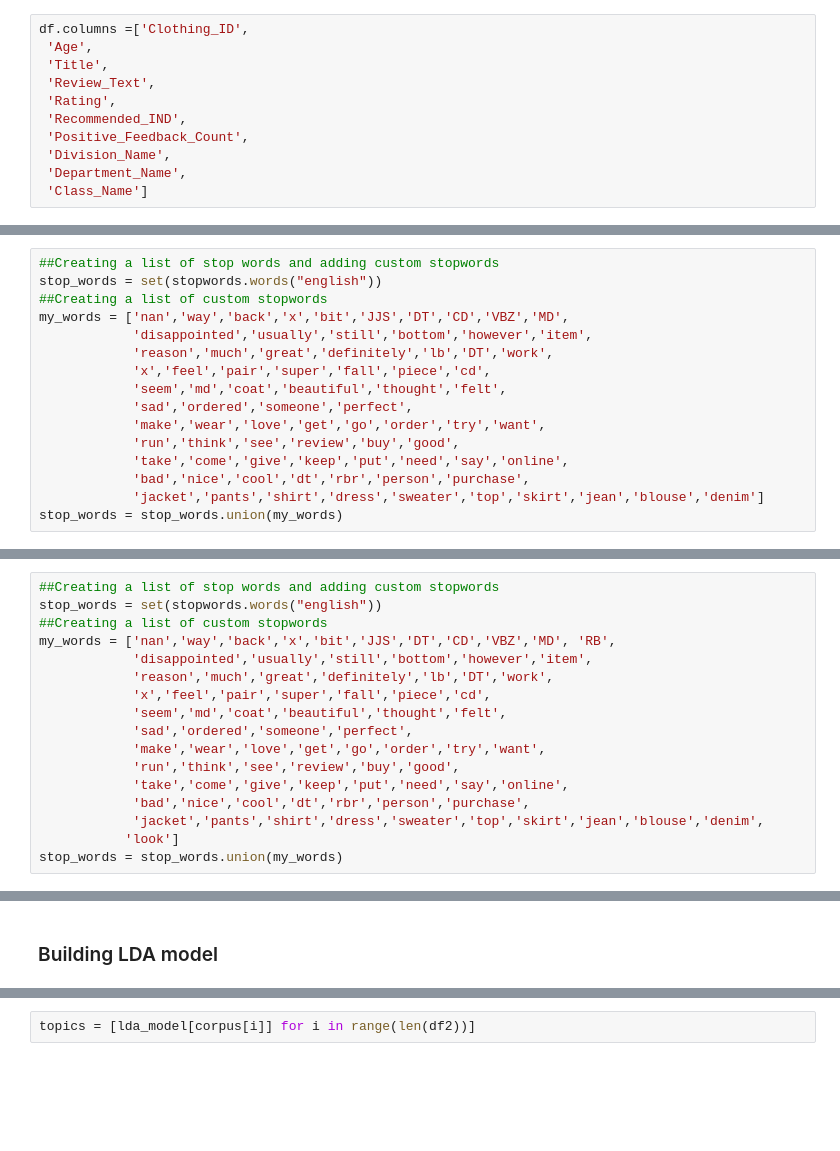
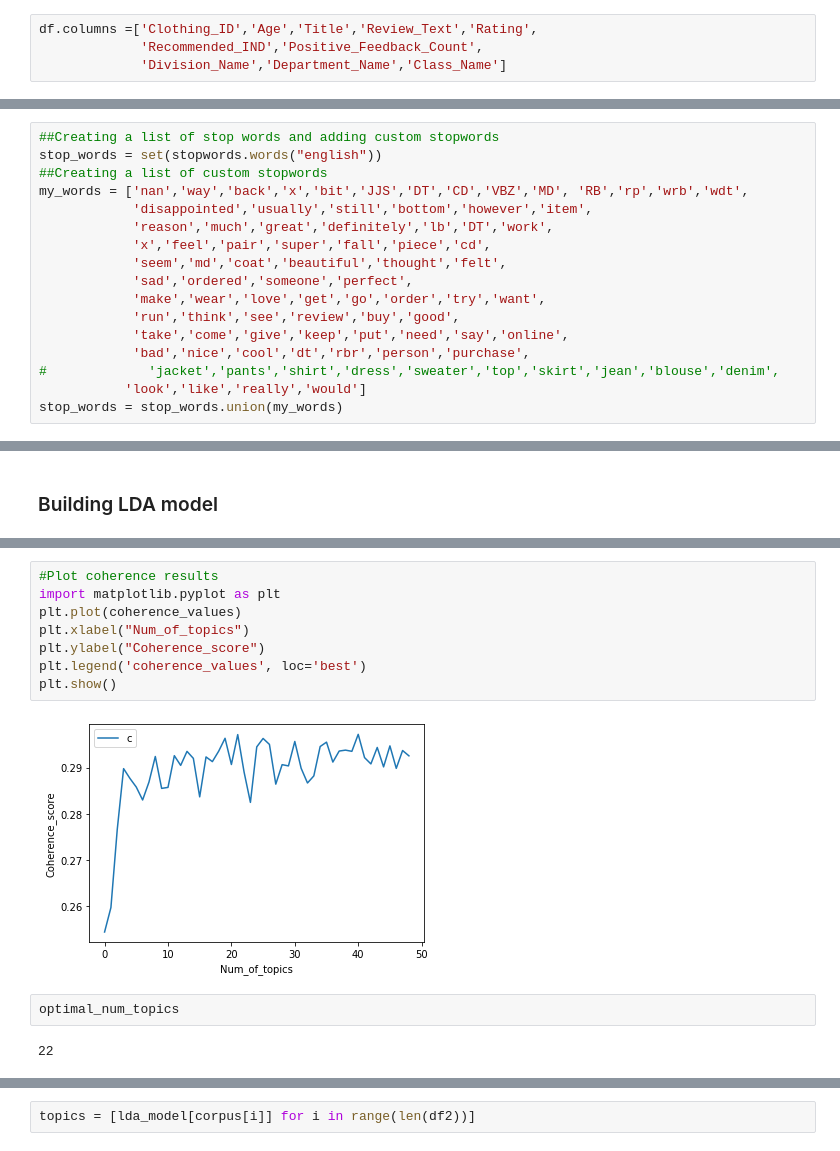
Before and after one commit to loandangnt/women-clothing, a Jupyter notebook: LDA_modelling.ipynb, the cells around one changed output, grey strips where cells are left out. Cells and saved outputs as stored; diff of their text form; blank space fills up the shorter version.

Commit message:
Add analysis on LDA model result

```diff
--- a/LDA_modelling.ipynb
+++ b/LDA_modelling.ipynb
@@ -12,14 +13,7 @@ df = pd.read_csv(path + '3_data/clothing_review/Womens Clothing E-Commerce Revie
 # %%
 df.drop('Unnamed: 0', axis=1, inplace=True)
 # %%
-df.columns =['Clothing_ID',
- 'Age',
- 'Title',
- 'Review_Text',
- 'Rating',
- 'Recommended_IND',
- 'Positive_Feedback_Count',
- 'Division_Name',
- 'Department_Name',
- 'Class_Name']
+df.columns =['Clothing_ID','Age','Title','Review_Text','Rating',
+             'Recommended_IND','Positive_Feedback_Count',
+             'Division_Name','Department_Name','Class_Name']
 # %%
@@ -68,7 +55,7 @@ True
 ##Creating a list of stop words and adding custom stopwords
 stop_words = set(stopwords.words("english"))
 ##Creating a list of custom stopwords
-my_words = ['nan','way','back','x','bit','JJS','DT','CD','VBZ','MD',
+my_words = ['nan','way','back','x','bit','JJS','DT','CD','VBZ','MD', 'RB','rp','wrb','wdt',
             'disappointed','usually','still','bottom','however','item',
             'reason','much','great','definitely','lb','DT','work',
             'x','feel','pair','super','fall','piece','cd',
@@ -78,7 +65,8 @@ my_words = ['nan','way','back','x','bit','JJS','DT','CD','VBZ','MD',
             'run','think','see','review','buy','good',
             'take','come','give','keep','put','need','say','online',
             'bad','nice','cool','dt','rbr','person','purchase',
-            'jacket','pants','shirt','dress','sweater','top','skirt','jean','blouse','denim']
+#             'jacket','pants','shirt','dress','sweater','top','skirt','jean','blouse','denim',
+           'look','like','really','would']
 stop_words = stop_words.union(my_words)
 # %%
 # Clean Review_Text
@@ -206,20 +153,3 @@ df2.sample(1)
-# %%
-##Creating a list of stop words and adding custom stopwords
-stop_words = set(stopwords.words("english"))
-##Creating a list of custom stopwords
-my_words = ['nan','way','back','x','bit','JJS','DT','CD','VBZ','MD', 'RB',
-            'disappointed','usually','still','bottom','however','item',
-            'reason','much','great','definitely','lb','DT','work',
-            'x','feel','pair','super','fall','piece','cd',
-            'seem','md','coat','beautiful','thought','felt',
-            'sad','ordered','someone','perfect',
-            'make','wear','love','get','go','order','try','want',
-            'run','think','see','review','buy','good',
-            'take','come','give','keep','put','need','say','online',
-            'bad','nice','cool','dt','rbr','person','purchase',
-            'jacket','pants','shirt','dress','sweater','top','skirt','jean','blouse','denim',
-           'look']
-stop_words = stop_words.union(my_words)
 # %%
 from itertools import chain
 df2['tokens'] = df2['Review_Text_lemmatized'].map(lambda sentences: list(chain.from_iterable(sentences)))
@@ -234,3 +218,17 @@ df_cat = df2[df2['Clothing_ID'].isin(cat['Clothing_ID'])]
+# %%
+#Plot coherence results
+import matplotlib.pyplot as plt
+plt.plot(coherence_values)
+plt.xlabel("Num_of_topics")
+plt.ylabel("Coherence_score")
+plt.legend('coherence_values', loc='best')
+plt.show()
+# %% [output]
+[figure, added]
+# %%
+optimal_num_topics
+# %% [output]
+22
 # %%
 import itertools
 from gensim import corpora, models
```
Also changed, not shown: parts of 65 cells of this notebook.
